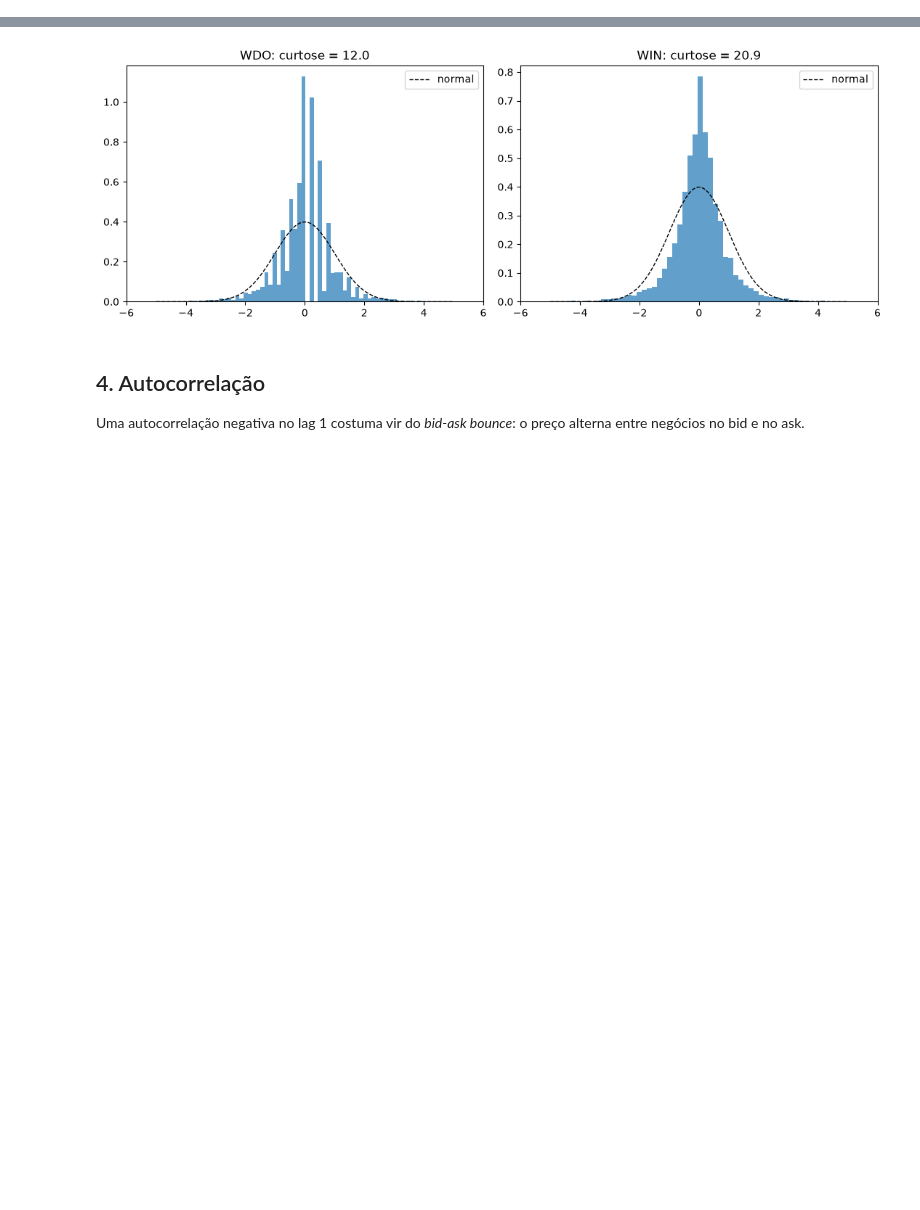
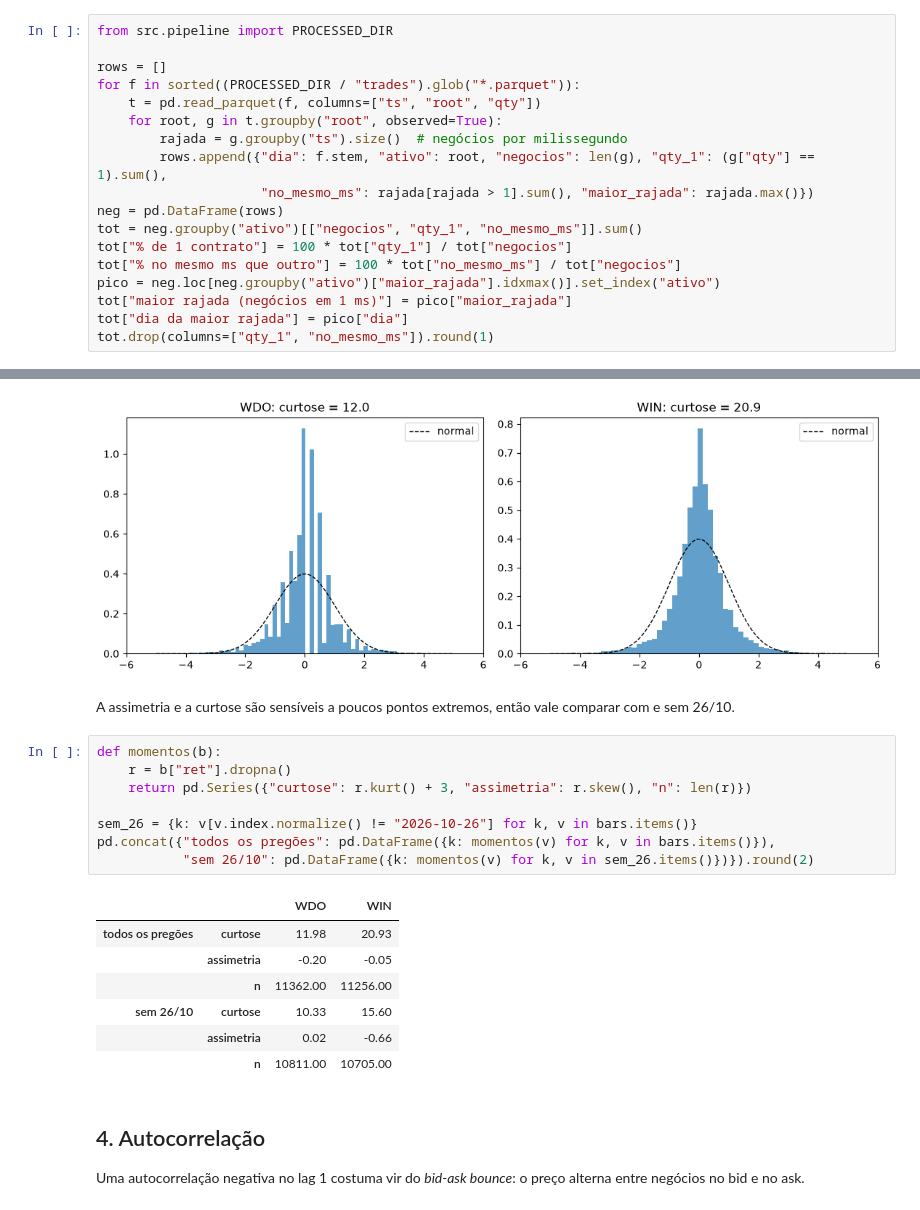
Before and after one commit to marcosemn/islp-b3-futures, a Jupyter notebook: notebooks/00_exploracao_wdo_win.ipynb, the cells around one changed output, grey strips where cells are left out. Drawn from its saved outputs; the diff is of its cells as text; blank space fills up the shorter version.

```diff
--- a/notebooks/00_exploracao_wdo_win.ipynb
+++ b/notebooks/00_exploracao_wdo_win.ipynb
@@ -51,0 +55,18 @@ por_dia.describe().loc[["mean", "min", "max"]].round(0)
+# %%
+from src.pipeline import PROCESSED_DIR
+
+rows = []
+for f in sorted((PROCESSED_DIR / "trades").glob("*.parquet")):
+    t = pd.read_parquet(f, columns=["ts", "root", "qty"])
+    for root, g in t.groupby("root", observed=True):
+        rajada = g.groupby("ts").size()  # negócios por milissegundo
+        rows.append({"dia": f.stem, "ativo": root, "negocios": len(g), "qty_1": (g["qty"] == 1).sum(),
+                     "no_mesmo_ms": rajada[rajada > 1].sum(), "maior_rajada": rajada.max()})
+neg = pd.DataFrame(rows)
+tot = neg.groupby("ativo")[["negocios", "qty_1", "no_mesmo_ms"]].sum()
+tot["% de 1 contrato"] = 100 * tot["qty_1"] / tot["negocios"]
+tot["% no mesmo ms que outro"] = 100 * tot["no_mesmo_ms"] / tot["negocios"]
+pico = neg.loc[neg.groupby("ativo")["maior_rajada"].idxmax()].set_index("ativo")
+tot["maior rajada (negócios em 1 ms)"] = pico["maior_rajada"]
+tot["dia da maior rajada"] = pico["dia"]
+tot.drop(columns=["qty_1", "no_mesmo_ms"]).round(1)
@@ -107,6 +154,24 @@ for ax, (root, b) in zip(axes, bars.items()):
 plt.tight_layout()
 # %% [output]
 [figure]
+# %% [markdown]
+A assimetria e a curtose são sensíveis a poucos pontos extremos, então vale comparar com e sem 26/10.
+# %%
+def momentos(b):
+    r = b["ret"].dropna()
+    return pd.Series({"curtose": r.kurt() + 3, "assimetria": r.skew(), "n": len(r)})
+
+sem_26 = {k: v[v.index.normalize() != "2026-10-26"] for k, v in bars.items()}
+pd.concat({"todos os pregões": pd.DataFrame({k: momentos(v) for k, v in bars.items()}),
+           "sem 26/10": pd.DataFrame({k: momentos(v) for k, v in sem_26.items()})}).round(2)
+# %% [output]
+|  |  | WDO | WIN |
+| todos os pregões | curtose | 11.98 | 20.93 |
+|  | assimetria | -0.20 | -0.05 |
+|  | n | 11362.00 | 11256.00 |
+| sem 26/10 | curtose | 10.33 | 15.60 |
+|  | assimetria | 0.02 | -0.66 |
+|  | n | 10811.00 | 10705.00 |
 # %% [markdown]
 ## 4. Autocorrelação
 Uma autocorrelação negativa no lag 1 costuma vir do *bid-ask bounce*: o preço alterna entre negócios no bid e no ask.
```
Also changed, not shown: parts of 6 cells of this notebook, 1 other file.
